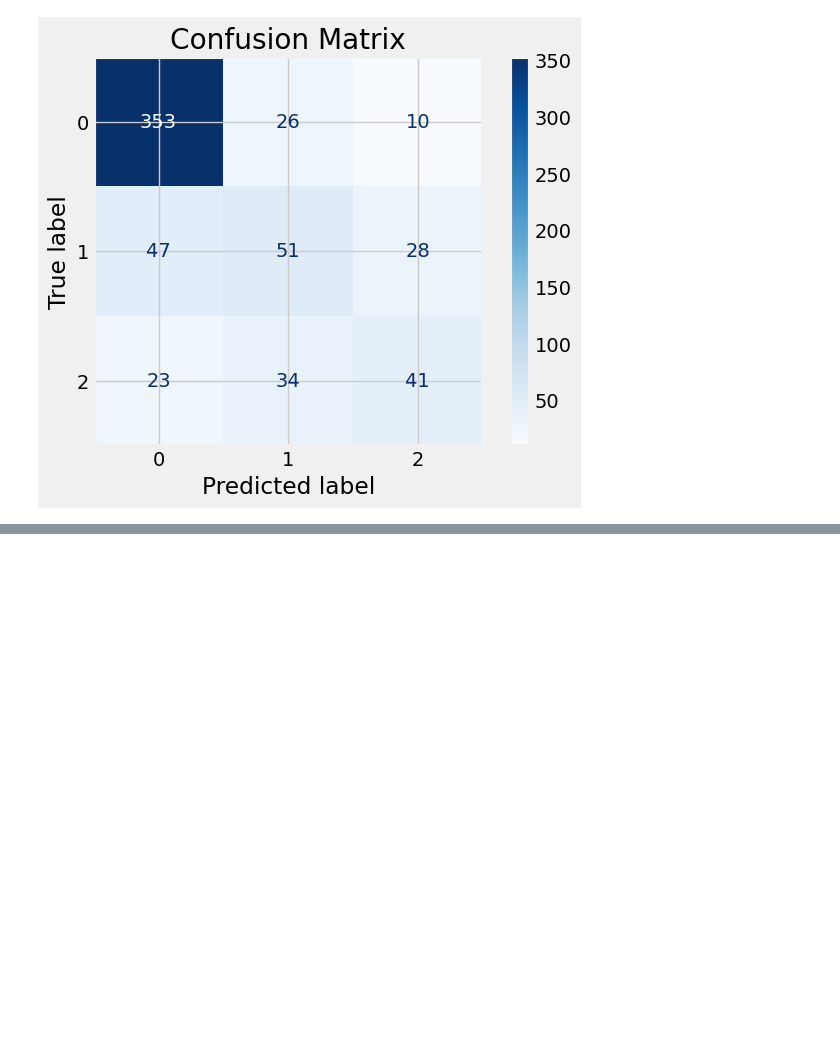
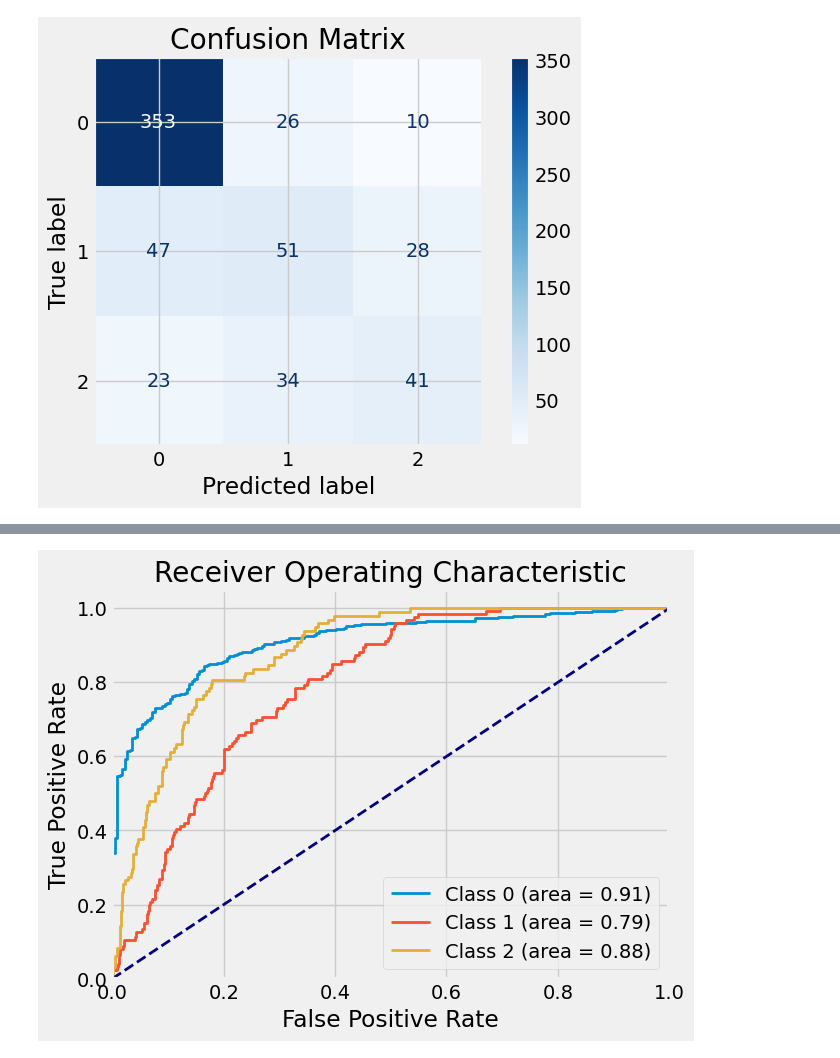
Before and after one commit to JEr1yAnalst/CAPSTONE-PROJECT-sentiment-analysis, a Jupyter notebook: notebook.ipynb, the cells around one changed output, grey strips where cells are left out. Saved outputs shown, nothing was run; the diff lists cells and outputs as text; code cells hidden in the pictures; blank space fills up the shorter version.

```diff
--- a/notebook.ipynb
+++ b/notebook.ipynb
@@ -1636,0 +1627,55 @@ XGBoost RMSE: 0.6309
+# %%
+import matplotlib.pyplot as plt
+from sklearn.metrics import roc_curve, auc
+import xgboost as xgb
+from sklearn.preprocessing import label_binarize
+
+# Define best parameters
+best_params = {
+    'learning_rate': 0.1,
+    'max_depth': 7,
+    'n_estimators': 200
+}
+
+# Initialize XGBoost model with best parameters
+xgb_model = xgb.XGBClassifier(
+    learning_rate=best_params['learning_rate'],
+    max_depth=best_params['max_depth'],
+    n_estimators=best_params['n_estimators'],
+    use_label_encoder=False,
+    eval_metric='mlogloss'
+)
+
+# Fit the model on training data
+xgb_model.fit(X_train, y_train)
+
+# Predict probabilities for each class
+y_prob = xgb_model.predict_proba(X_test)
+
+# Binarize the output
+y_test_bin = label_binarize(y_test, classes=[0, 1, 2])  # Update classes based on your labels
+n_classes = y_test_bin.shape[1]
+
+# Compute ROC curve and AUC for each class
+fpr = {}
+tpr = {}
+roc_auc = {}
+for i in range(n_classes):
+    fpr[i], tpr[i], _ = roc_curve(y_test_bin[:, i], y_prob[:, i])
+    roc_auc[i] = auc(fpr[i], tpr[i])
+
+# Plot ROC curves
+plt.figure()
+for i in range(n_classes):
+    plt.plot(fpr[i], tpr[i], lw=2, label=f'Class {i} (area = {roc_auc[i]:0.2f})')
+
+plt.plot([0, 1], [0, 1], color='navy', lw=2, linestyle='--')
+plt.xlim([0.0, 1.0])
+plt.ylim([0.0, 1.05])
+plt.xlabel('False Positive Rate')
+plt.ylabel('True Positive Rate')
+plt.title('Receiver Operating Characteristic')
+plt.legend(loc='lower right')
+plt.show()
+# %% [output]
+[figure, added]
```
Also changed, not shown: parts of 21 cells of this notebook, 4 other files.
